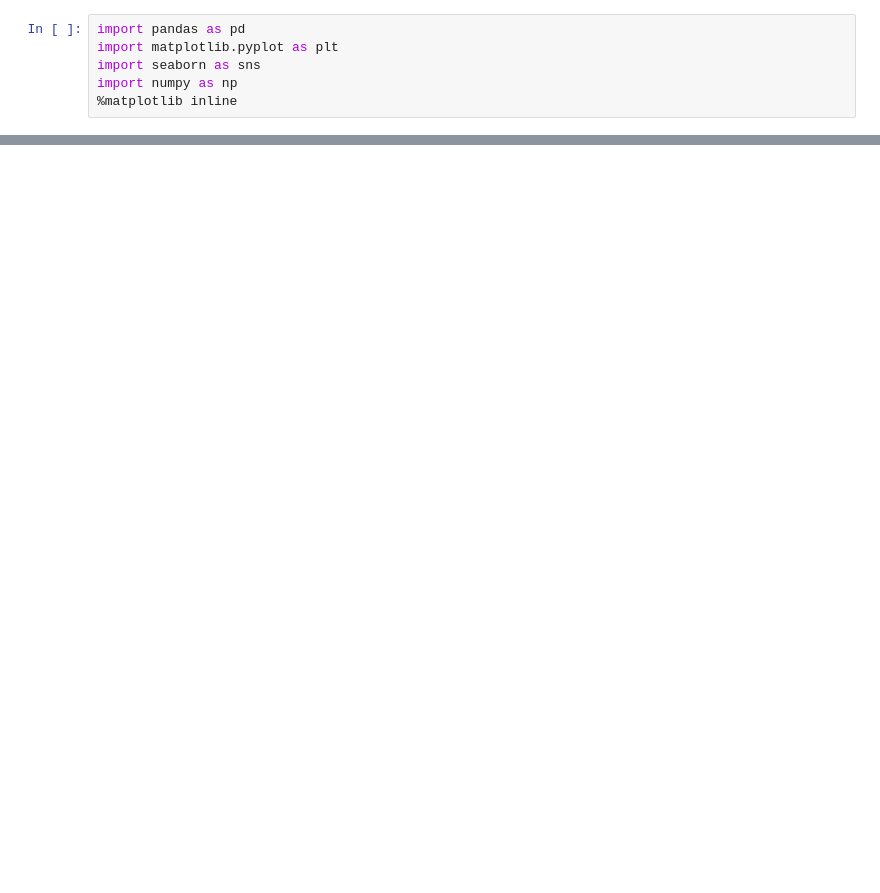
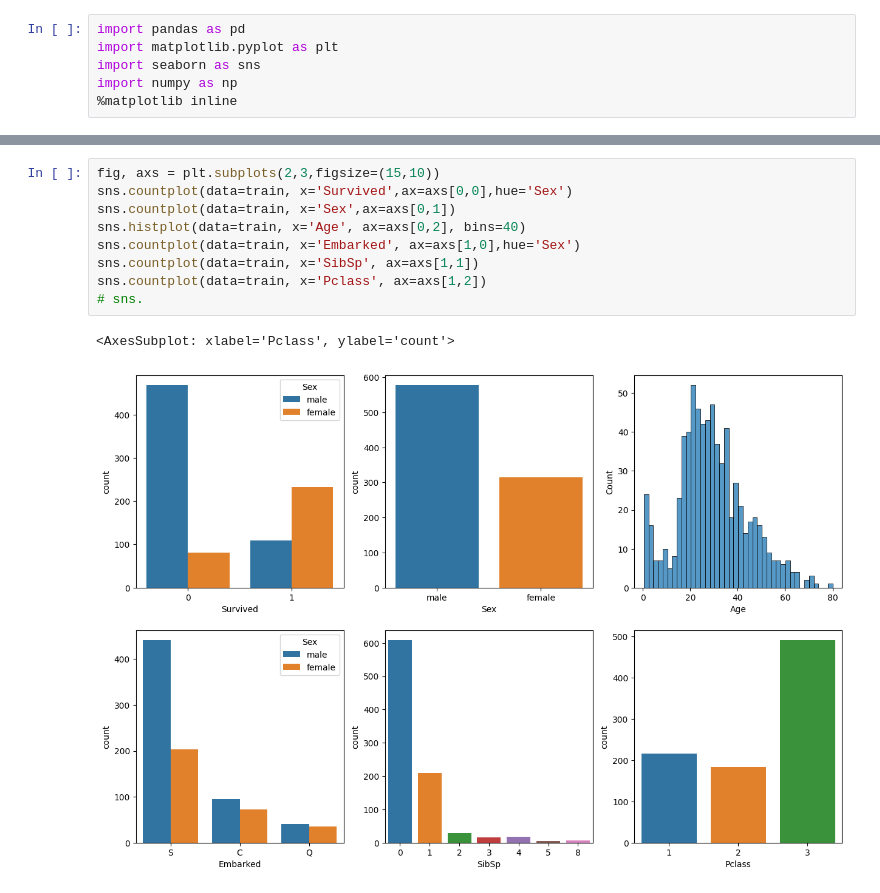
Before and after one commit to DanielHelps/Titanic-survival, a Jupyter notebook: titanic.ipynb, the cells around one changed output, grey strips where cells are left out. Drawn from its saved outputs; the diff is of its cells as text; blank space fills up the shorter version.

```diff
--- a/titanic.ipynb
+++ b/titanic.ipynb
@@ -8,0 +19,12 @@ train = pd.read_csv('train.csv')
+# %%
+fig, axs = plt.subplots(2,3,figsize=(15,10))
+sns.countplot(data=train, x='Survived',ax=axs[0,0],hue='Sex')
+sns.countplot(data=train, x='Sex',ax=axs[0,1])
+sns.histplot(data=train, x='Age', ax=axs[0,2], bins=40)
+sns.countplot(data=train, x='Embarked', ax=axs[1,0],hue='Sex')
+sns.countplot(data=train, x='SibSp', ax=axs[1,1])
+sns.countplot(data=train, x='Pclass', ax=axs[1,2])
+# sns.
+# %% [output]
+<AxesSubplot: xlabel='Pclass', ylabel='count'>
+[figure, added]
```
Also changed, not shown: parts of 35 cells of this notebook, 1 other file.
